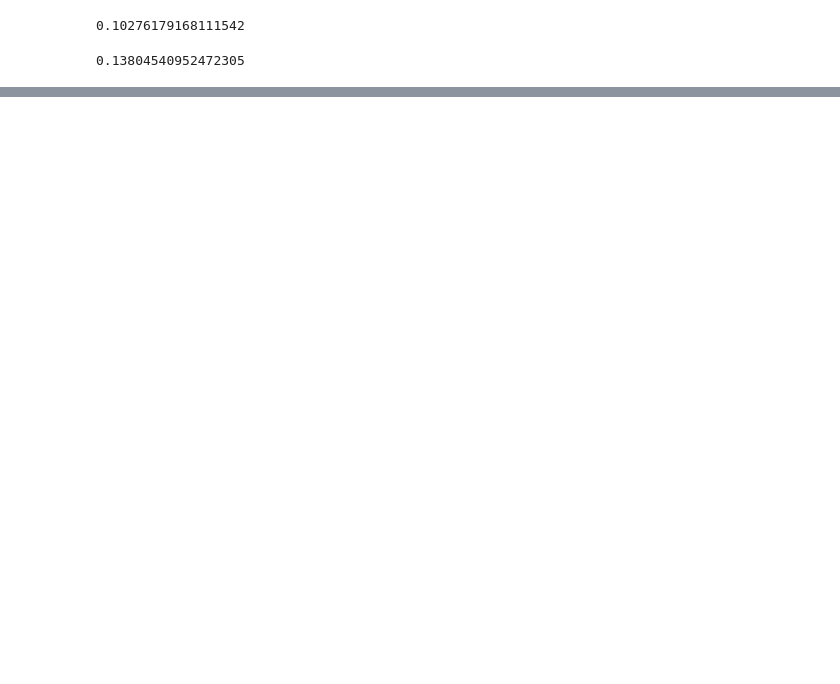
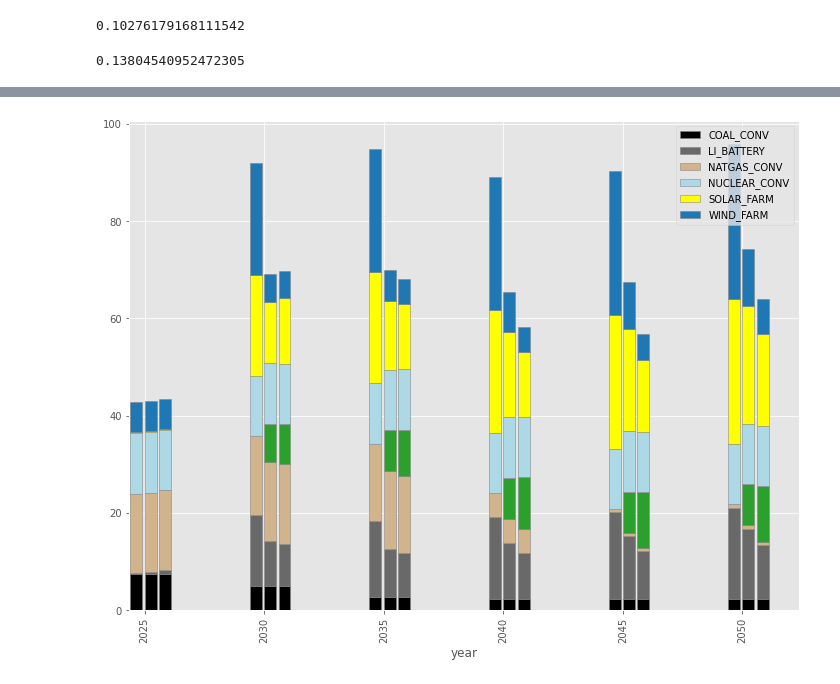
Before and after one commit to samgdotson/2021-dotson-ms, a Jupyter notebook: illinois_time_resolution.ipynb, the cells around one changed output, grey strips where cells are left out. Saved outputs shown, nothing was run; the diff lists cells and outputs as text; code cells hidden in the pictures; blank space fills up the shorter version.

```diff
--- a/illinois_time_resolution.ipynb
+++ b/illinois_time_resolution.ipynb
@@ -53,17 +75,17 @@ plt.show()
 # %%
-sim_path = "/home/sdotson/research/2021-dotson-ms/simulations/illinois/data_files/IL_CC30_4.sqlite"
+sim_path = "/home/sdotson/research/2021-dotson-ms/simulations/illinois/data_files/IL_CC30_52.sqlite"
 conn = sqlite3.connect(sim_path)
 cursor = conn.cursor()
 
 plot_electricity_profiles(conn,'IL','ELC')
-cap_df = get_annual_capacity(conn, 'IL', 'ELC' )
-(cap_df/1000).plot(kind='bar', stacked=True, color=elc_colors)
+cap_df_52 = get_annual_capacity(conn, 'IL', 'ELC' )
+(cap_df_52/1000).plot(kind='bar', stacked=True, color=elc_colors)
 plt.title('Capacity Plot for Scenario: Business As Usual')
 plt.ylabel('Capacity [GW]')
 plt.minorticks_on()
 plt.show()
-gen_df = get_annual_generation(conn, 'IL', 'ELC' )
-(gen_df).plot(kind='bar', stacked=True, color=elc_colors)
+gen_df_52 = get_annual_generation(conn, 'IL', 'ELC' )
+(gen_df_52).plot(kind='bar', stacked=True, color=elc_colors)
 plt.ylabel('Generation [GWh]')
 plt.minorticks_on()
 plt.show()
@@ -242,0 +134,19 @@ cc30_ofv / demand / 1e6 # dollars per kWh
+# %%
+fig, ax = plt.subplots(figsize=(12,9))
+w=0.1
+
+(cap_df_4/1000).plot.bar(ax=ax, stacked=True,
+                         color=elc_colors, width=w,
+                         position=1.2, align='center',
+                         legend=True,edgecolor='gray')
+(cap_df_12/1000).plot.bar(ax=ax, stacked=True,
+                          color=elc_colors, width=w,
+                          position=0, align='center',
+                          legend=False,edgecolor='gray')
+(cap_df_52/1000).plot(ax=ax, kind='bar', stacked=True,
+                      color=elc_colors, width=w,
+                      position=-1.2, align='center',
+                      legend=False, edgecolor='gray')
+plt.show()
+# %% [output]
+[figure, added]
```
Also changed, not shown: parts of 20 cells of this notebook, 5 other files.
